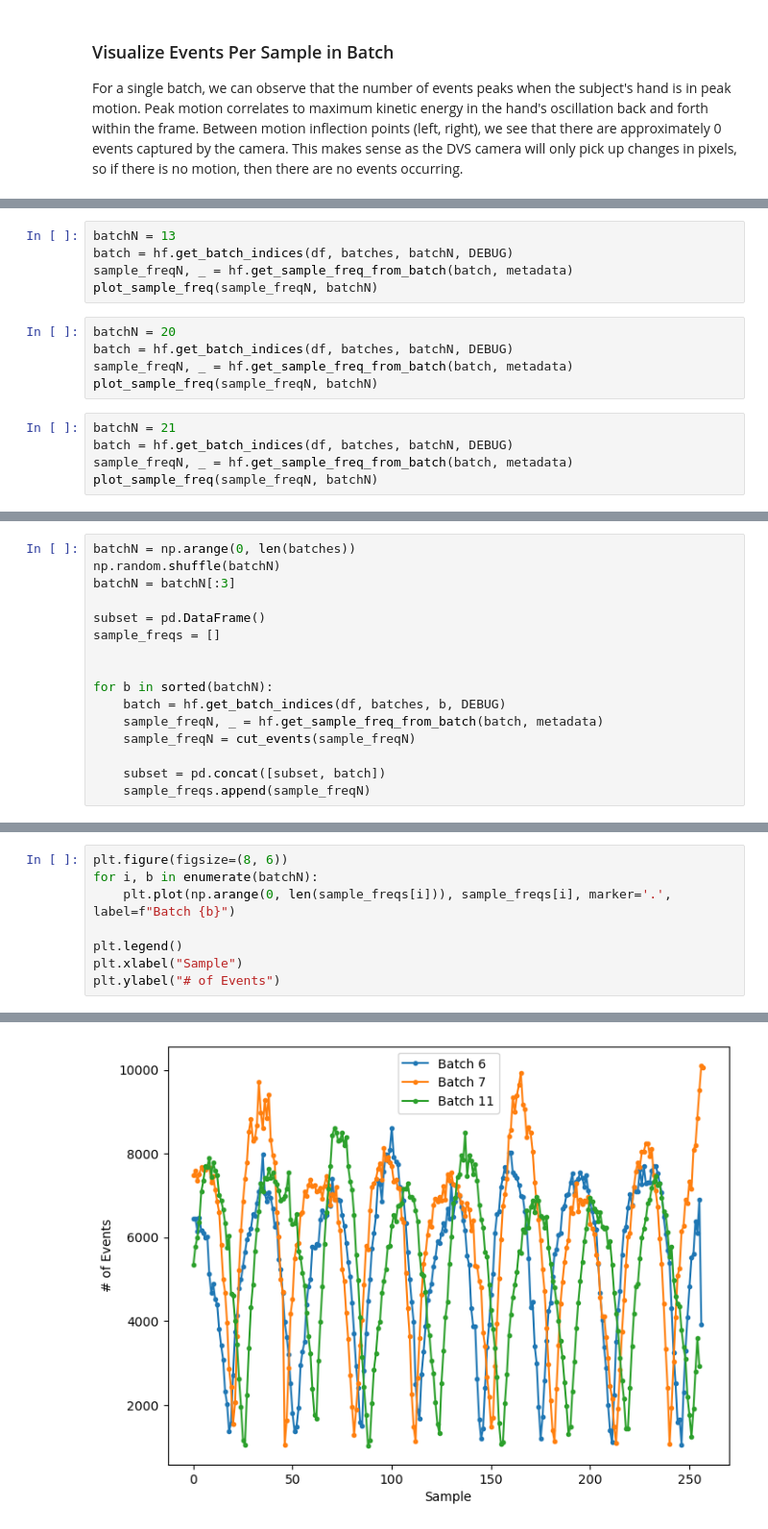
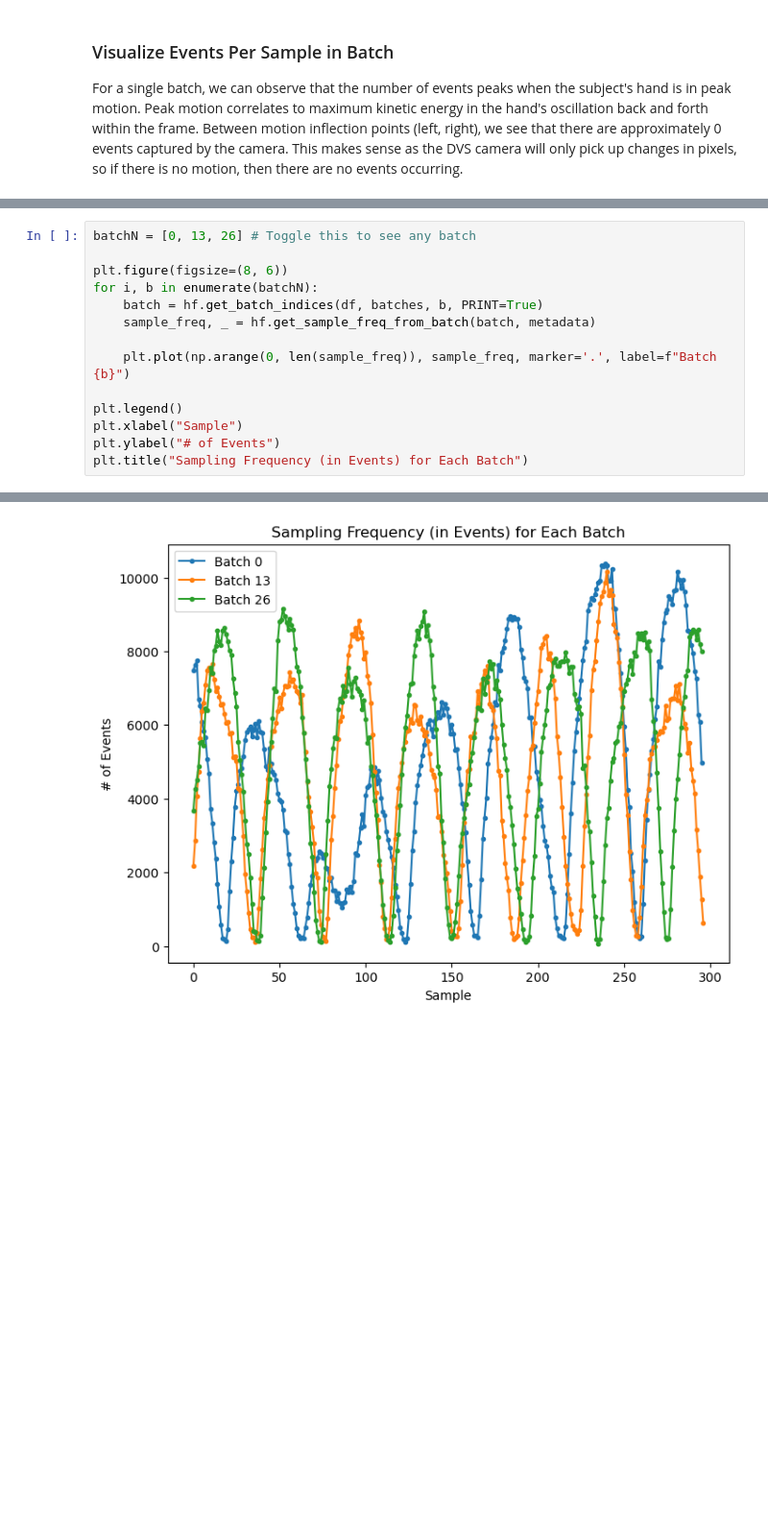
Before and after one commit to patelria007/COSC525_ASL_SNN, a Jupyter notebook: utils/data_analysis.ipynb, the cells around one changed output, grey strips where cells are left out. Shown at 96% size. Cells and saved outputs as stored; diff of their text form; blank space fills up the shorter version.

```diff
--- a/utils/data_analysis.ipynb
+++ b/utils/data_analysis.ipynb
@@ -104,15 +111,0 @@ plot_sample_freq(sample_freqN, batchN)
-# %%
-batchN = 13
-batch = hf.get_batch_indices(df, batches, batchN, DEBUG)
-sample_freqN, _ = hf.get_sample_freq_from_batch(batch, metadata)
-plot_sample_freq(sample_freqN, batchN)
-# %%
-batchN = 20
-batch = hf.get_batch_indices(df, batches, batchN, DEBUG)
-sample_freqN, _ = hf.get_sample_freq_from_batch(batch, metadata)
-plot_sample_freq(sample_freqN, batchN)
-# %%
-batchN = 21
-batch = hf.get_batch_indices(df, batches, batchN, DEBUG)
-sample_freqN, _ = hf.get_sample_freq_from_batch(batch, metadata)
-plot_sample_freq(sample_freqN, batchN)
@@ -123,16 +111,0 @@ plot_sample_freq(sample_freqN, batchN)
-# %%
-batchN = np.arange(0, len(batches))
-np.random.shuffle(batchN)
-batchN = batchN[:3]
-
-subset = pd.DataFrame()
-sample_freqs = []
-
-
-for b in sorted(batchN):
-    batch = hf.get_batch_indices(df, batches, b, DEBUG)
-    sample_freqN, _ = hf.get_sample_freq_from_batch(batch, metadata)
-    sample_freqN = cut_events(sample_freqN)
-
-    subset = pd.concat([subset, batch])
-    sample_freqs.append(sample_freqN)
@@ -143,9 +112,15 @@ Number of events in Batch 11: 275344
 # %%
+batchN = [0, 13, 26] # Toggle this to see any batch
+
 plt.figure(figsize=(8, 6))
 for i, b in enumerate(batchN):
-    plt.plot(np.arange(0, len(sample_freqs[i])), sample_freqs[i], marker='.', label=f"Batch {b}")
+    batch = hf.get_batch_indices(df, batches, b, PRINT=True)
+    sample_freq, _ = hf.get_sample_freq_from_batch(batch, metadata)
+
+    plt.plot(np.arange(0, len(sample_freq)), sample_freq, marker='.', label=f"Batch {b}")
 
 plt.legend()
 plt.xlabel("Sample")
 plt.ylabel("# of Events")
+plt.title("Sampling Frequency (in Events) for Each Batch")
 # %% [output]
@@ -153 +131 @@ Text(0, 0.5, '# of Events')
-[figure, old version]
+[figure, new version]
```
Also changed, not shown: parts of 6 cells of this notebook, 2 other files.
